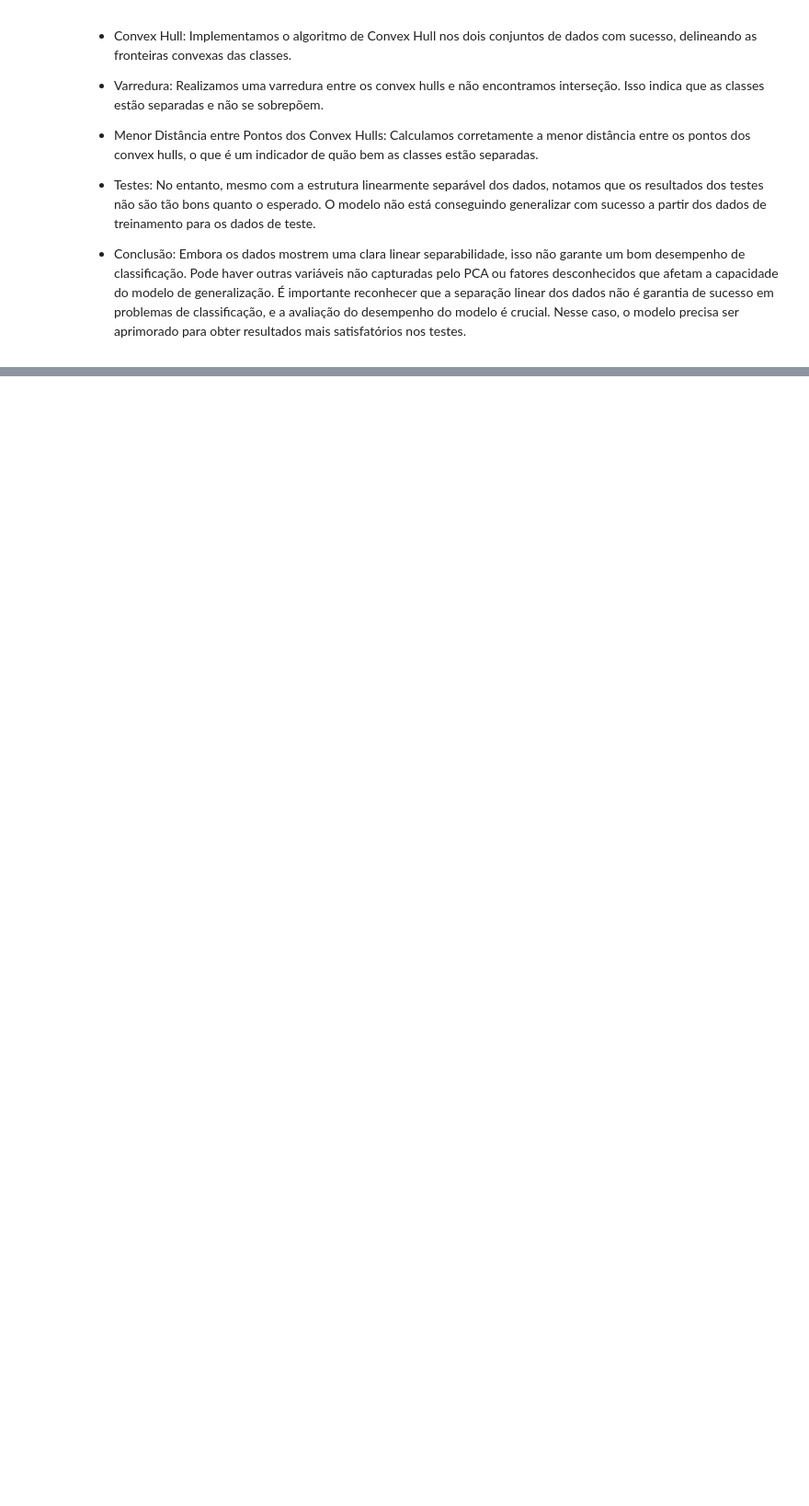
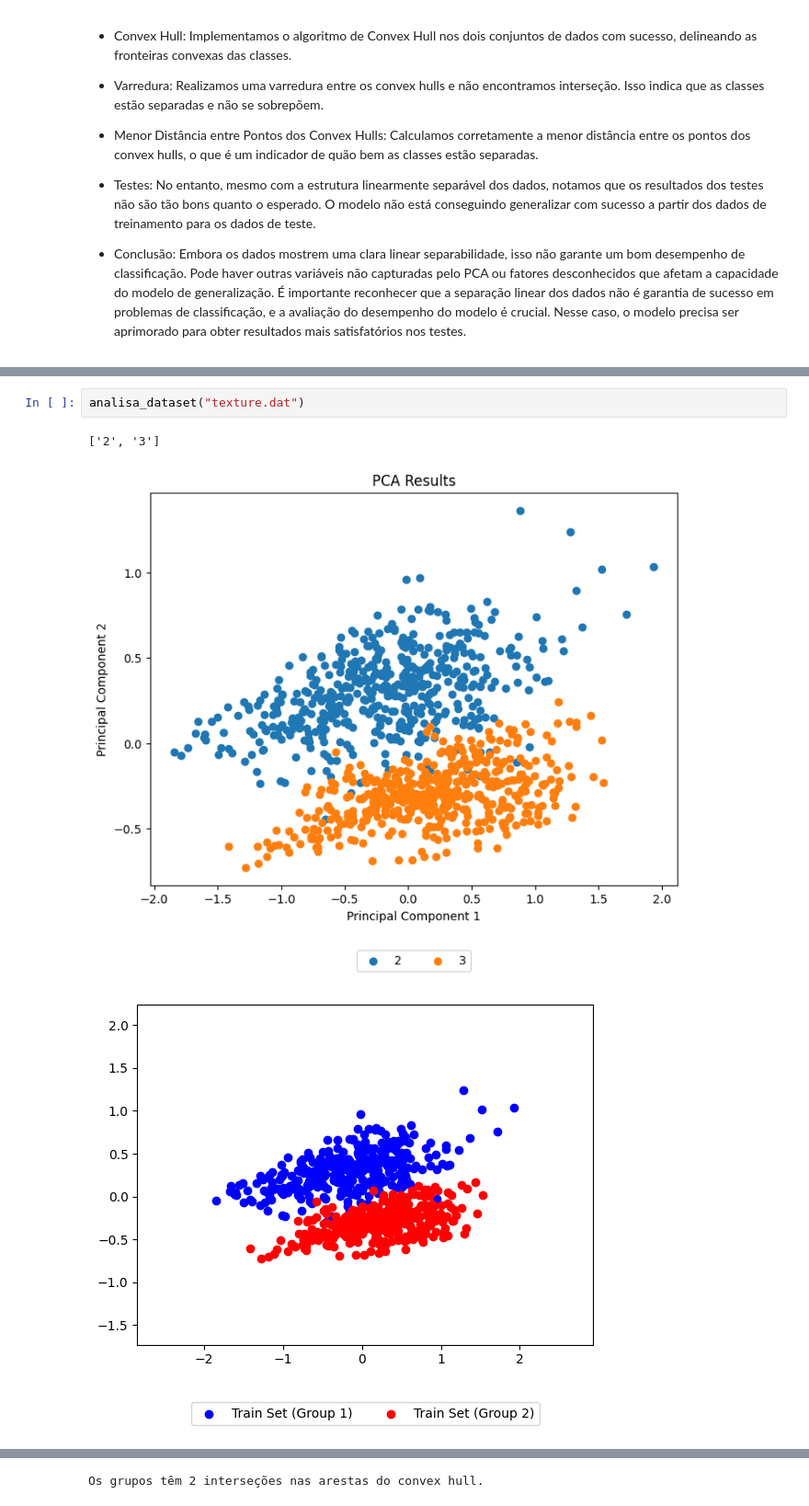
Before and after one commit to LeoOMaia/ALG-2, a Jupyter notebook: trabson.ipynb, the cells around one changed output, grey strips where cells are left out. Shown at 92% size. Saved outputs shown, nothing was run; the diff lists cells and outputs as text; blank space fills up the shorter version.

```diff
--- a/trabson.ipynb
+++ b/trabson.ipynb
@@ -490,0 +540,6 @@ F1: 0.7000000000000001
+# %%
+analisa_dataset("texture.dat")
+# %% [output]
+['2', '3']
+[figure, added]
+[figure, added]
@@ -490,0 +547 @@ F1: 0.7000000000000001
+Os grupos têm 2 interseções nas arestas do convex hull.
```
Also changed, not shown: parts of 13 cells of this notebook.
